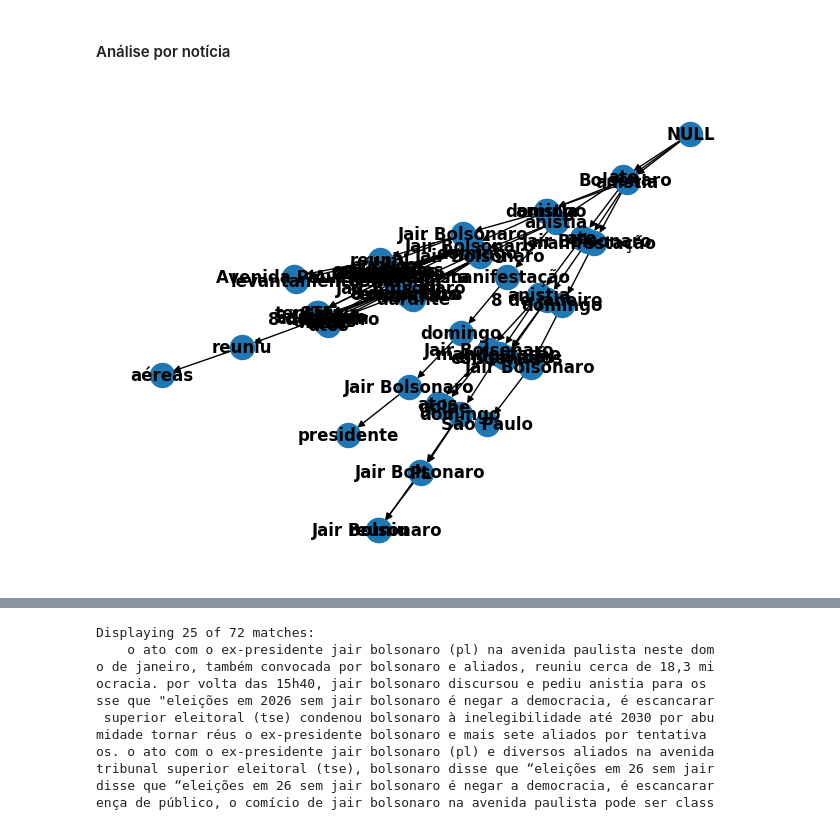
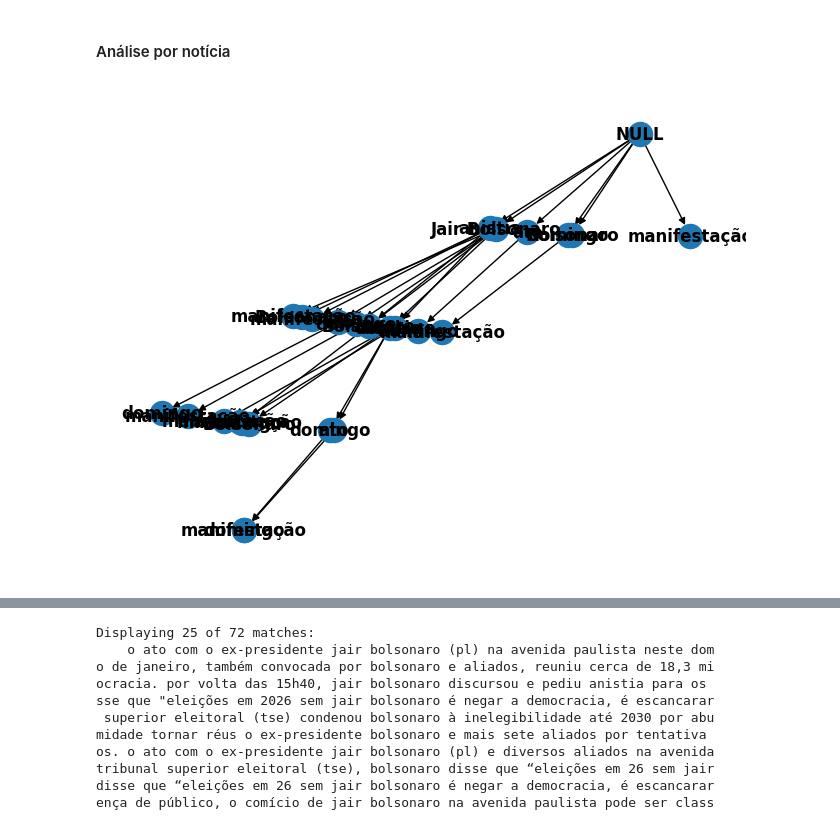
Before and after one commit to luiza-bolonha/Pre-Processing-ToR, a Jupyter notebook: main_noticia.ipynb, the cells around one changed output, grey strips where cells are left out. Cells and saved outputs as stored; diff of their text form; code cells hidden in the pictures.

```diff
--- a/main_noticia.ipynb
+++ b/main_noticia.ipynb
@@ -125,7 +125,8 @@ def pre_processamento_ent_numeros(texto):
                 tokens.append(token.text)
             i += 1
 
-    return tokens
+        tokens_unicos = list(dict.fromkeys(tokens))
+    return tokens_unicos
 # %% [output]
 [nltk_data] Downloading package stopwords to
 [nltk_data]     C:\Users\luiza\AppData\Roaming\nltk_data...
@@ -135,23 +136,27 @@ def pre_processamento_ent_numeros(texto):
 # %%
 from trieofrules import trieofrules
 import csv
 import re
 
 valores_coluna = []
 
 with open('datasets/database_manifestacao_bolsonaro_pro_anistia.csv', encoding='utf-8') as f:
     reader = csv.DictReader(f)
     for line in reader:
-      valores_coluna.append(line['Texto'])
+      texto = line['Texto']
+      paragrafos = texto.split('\n')
+      paragrafos = [p.strip() for p in paragrafos if p.strip()]
+      valores_coluna.extend(paragrafos) #por paragrafo
+      #valores_coluna.append(line['Texto']) #noticia inteira
 
 valores = []
 for texto in valores_coluna:
       result = pre_processamento_ent_numeros(texto)
       valores.append(result)
 
 #supported algorithms: FP-max, FP-growth, Apriori
-TOR_manifest = trieofrules(data = valores, alg='FP-max', min_support=0.55)
+TOR_manifest = trieofrules(data = valores, alg='Apriori', min_support=0.78)
 TOR_manifest.draw()
 TOR_manifest.save_graph(filename = 'outputs/manifest_noticias.graphml')
 # %% [output]
-[figure, old version]
+[figure, new version]
```
Also changed, not shown: parts of 1 cell of this notebook, 2 other files.
